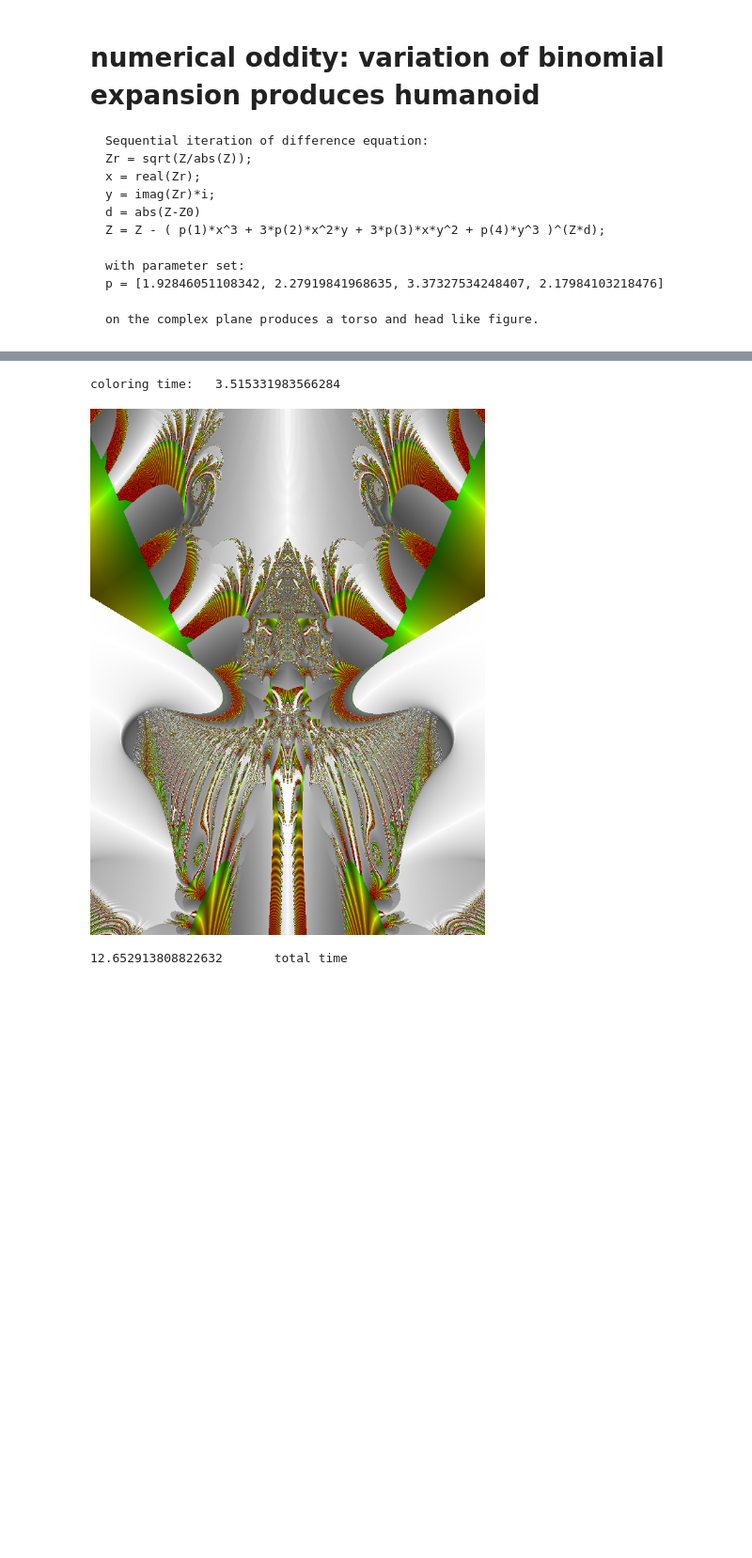
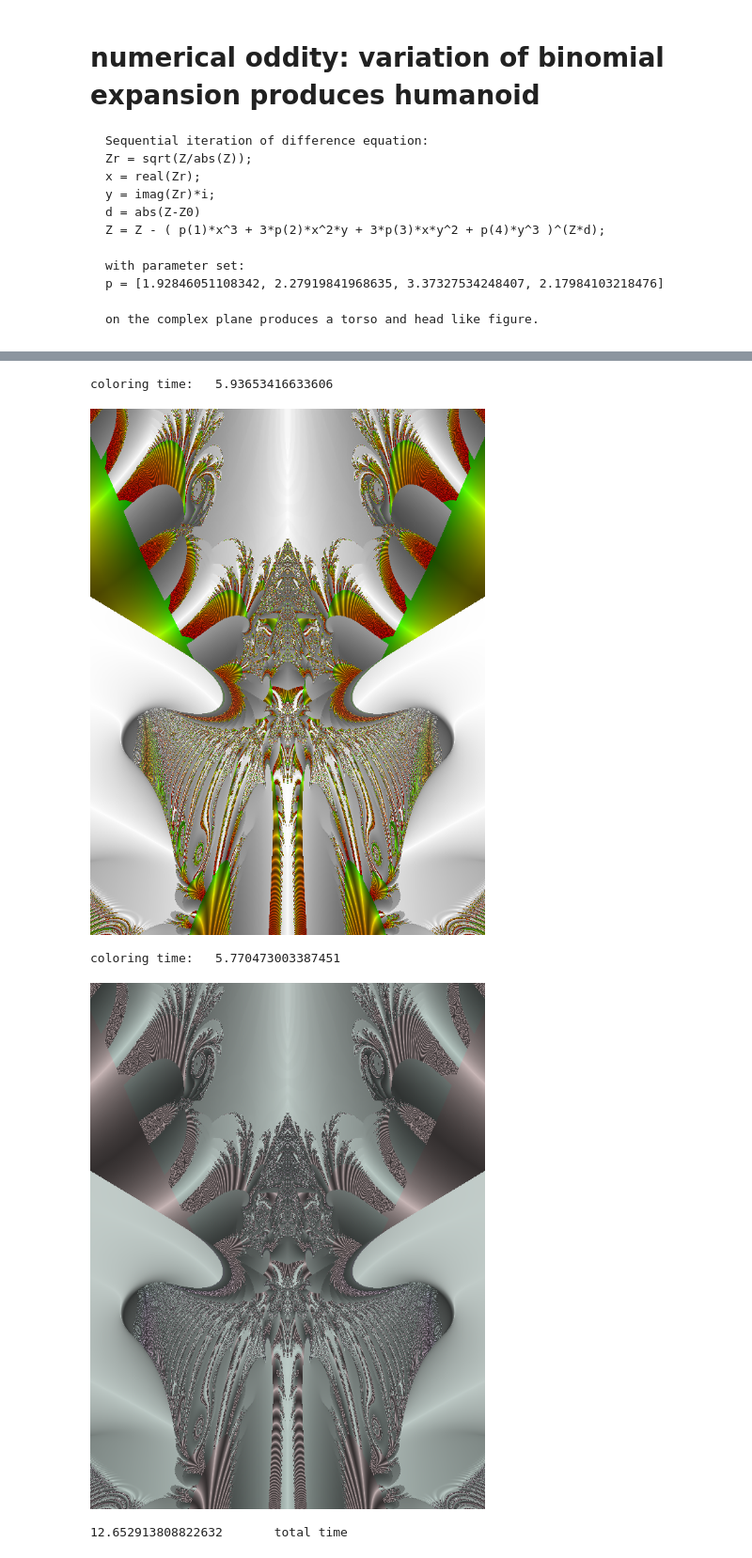
Before and after one commit to dlanier/FlyingMachineFractal, a Jupyter notebook: fig_notebooks/T_Spake_Z.ipynb, the cells around one changed output, grey strips where cells are left out. Shown at 94% size. Cells and saved outputs as stored; diff of their text form; code cells hidden in the pictures; blank space fills up the shorter version.

Commit message:
graphical refinement

```diff
--- a/fig_notebooks/T_Spake_Z.ipynb
+++ b/fig_notebooks/T_Spake_Z.ipynb
@@ -68,7 +68,7 @@ par_set['center_point'] = 1/3 + 0.0j
 par_set['theta'] = np.pi/2
 par_set['zoom'] = 1/3
 
-par_set['it_max'] = 65
+par_set['it_max'] = 38
 par_set['max_d'] = 10 / par_set['zoom']
 par_set['dir_path'] = os.getcwd()
 
@@ -147,8 +147,19 @@ I = ncp.normat_hsv_intrgb(H, S, V, H_max=1.0, H_min=0.0, S_max=1.0, S_min=0.0, V
 print('coloring time:\t',time.time() - t0)
 display(I)
 # %% [output]
-coloring time:   3.515331983566284
+coloring time:   5.93653416633606
 [figure]
+# %%
+H = ncp.range_norm(1 - ETn, lo=0.45, hi=1.0)
+S = ncp.range_norm(Zd, lo=0.05, hi=0.1)
+V = ncp.range_norm(Zr, lo=0.2, hi=0.8)
+t0 = time.time()
+Ihsv = ncp.rgb_2_hsv_mat(H, S, V)
+print('coloring time:\t',time.time() - t0)
+display(Ihsv)
+# %% [output]
+coloring time:   5.770473003387451
+[figure, added]
 # %%
 #                                        smaller -> view individual escape time sets
 par_set = {'n_rows': 200, 'n_cols': 200}
```
Also changed, not shown: parts of 7 cells of this notebook.
